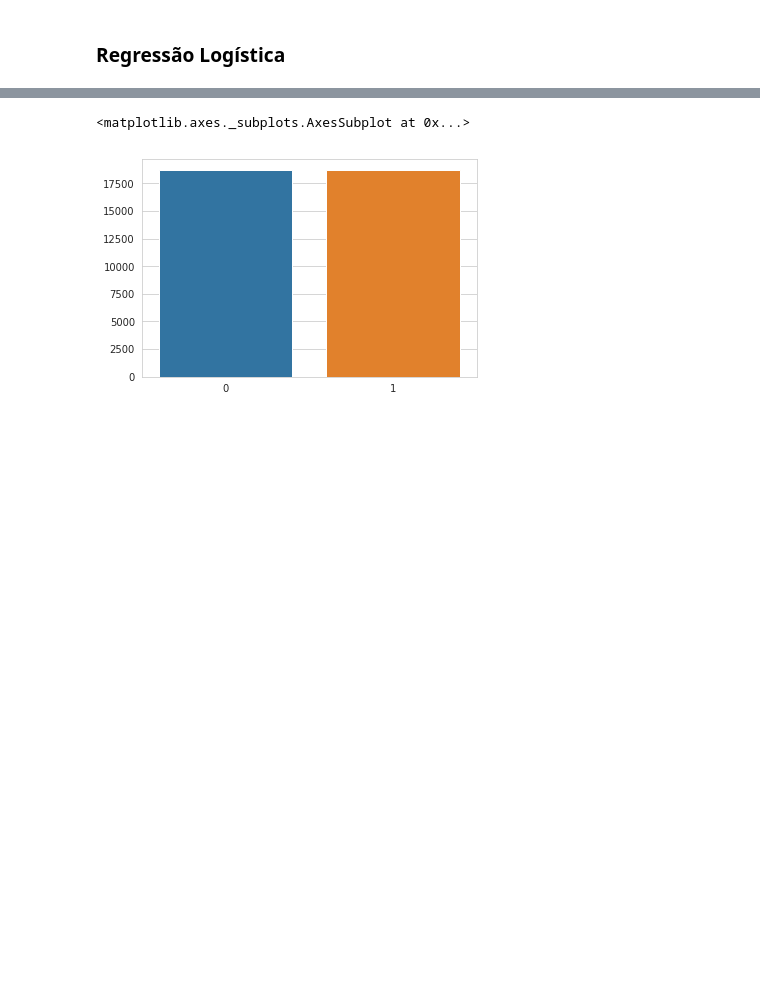
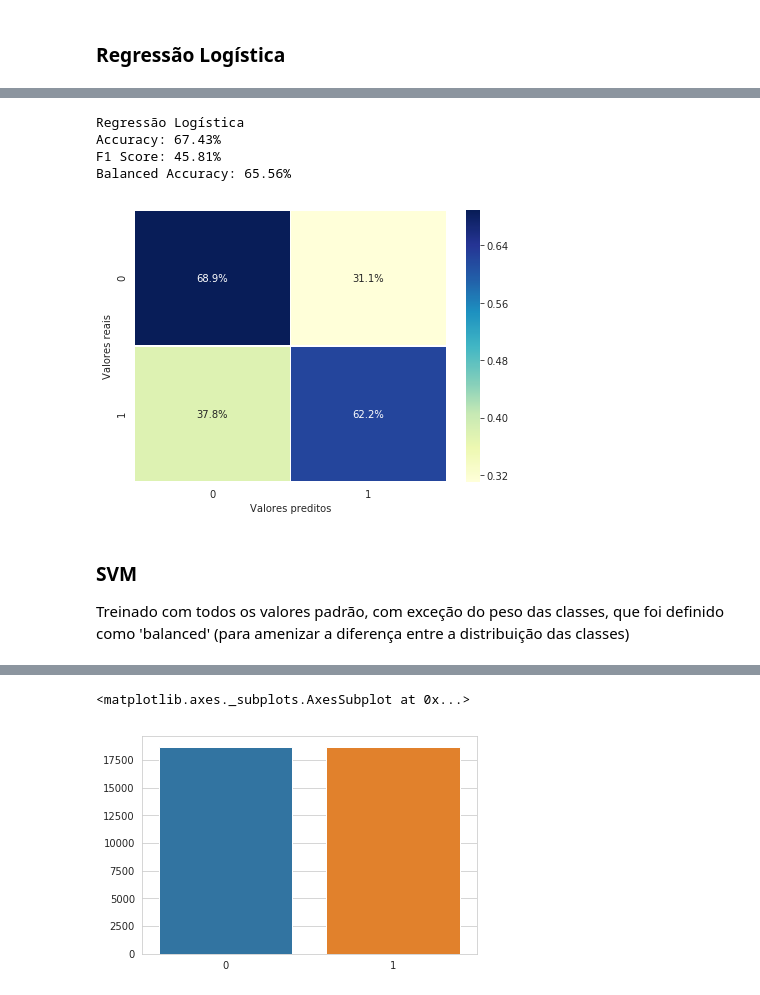
Before and after one commit to tmiessa/mdc-defaultcredit, a Jupyter notebook: mdc_defaultcredit.ipynb, the cells around one changed output, grey strips where cells are left out. Saved outputs shown, nothing was run; the diff lists cells and outputs as text; code cells hidden in the pictures; blank space fills up the shorter version.

```diff
--- a/mdc_defaultcredit.ipynb
+++ b/mdc_defaultcredit.ipynb
@@ -238,11 +278,0 @@ random_seed_val = 42444
-# %%
-paymentFields = ['PAY_AMT1','PAY_AMT2','PAY_AMT3','PAY_AMT4','PAY_AMT5','PAY_AMT6']
-ownedFields = ['BILL_AMT1','BILL_AMT2','BILL_AMT3','BILL_AMT4','BILL_AMT5','BILL_AMT6']
-
-# Campo ID será ignorado, por ser chave única
-x_train, x_test, y_train, y_test = train_test_split(df.iloc[:,1:-1],df.iloc[:,-1], test_size=test_size_split, random_state=random_seed_val )
-
-scaler = StandardScaler()
-
-z_train = scaler.fit_transform(x_train)
-z_test = scaler.transform(x_test)
@@ -273,2 +279,25 @@ for ix, (x, y) in enumerate(((w_train, y_train), (w_test, y_test))):
+# %%
+scaler = StandardScaler()
+
+z_train = scaler.fit_transform(x_train)
+z_valid = scaler.transform(x_valid)
+# %%
+def plotResults(title, predictions, y_valid):
+    print(title)
+    print('Accuracy: %.2f%%' % (accuracy_score(y_valid, predictions)*100))
+    print('F1 Score: %.2f%%' % (f1_score(y_valid, predictions)*100))
+    print('Balanced Accuracy: %.2f%%\n' % (balanced_accuracy_score(y_valid, predictions)*100))
+
+    c = confusion_matrix(y_valid, predictions)
+    r = c / c.sum(axis=1)[:, np.newaxis]
+
+    plt.figure(figsize=(7, 5))
+    # Matriz de Confusão:
+    # 	Linhas: Real
+    # 	Colunas: Predito
+    sns.heatmap(r, linewidths=.5, cmap='YlGnBu', annot=True, fmt='.1%');
+#   plt.title(title)
+    plt.ylabel("Valores reais")
+    plt.xlabel("Valores preditos")
 # %% [markdown]
 ### Regressão Logística
@@ -328,0 +304,7 @@ Balanced Accuracy: 66.39%
+# %%
+%%time
+## logistic regression
+# logreg = LogisticRegression(random_state=42, class_weight='balanced').fit(x_train, y_train)
+# y_pred = logreg.predict(x_valid)
+logreg = LogisticRegression(random_state=42, solver = 'lbfgs', class_weight='balanced').fit(z_train, y_train)
+predictions = logreg.predict(z_valid)
@@ -329 +314,13 @@ Balanced Accuracy: 66.39%
+# %%
+plotResults('Regressão Logística', predictions, y_valid)
+# %% [output]
+Regressão Logística
+Accuracy: 67.43%
+F1 Score: 45.81%
+Balanced Accuracy: 65.56%
+[figure, added]
+# %% [markdown]
+### SVM
+
+Treinado com todos os valores padrão, com exceção do peso das classes, que foi definido como 'balanced' (para amenizar a diferença entre a distribuição das classes)
 # %%
```
Also changed, not shown: parts of 116 cells of this notebook.
